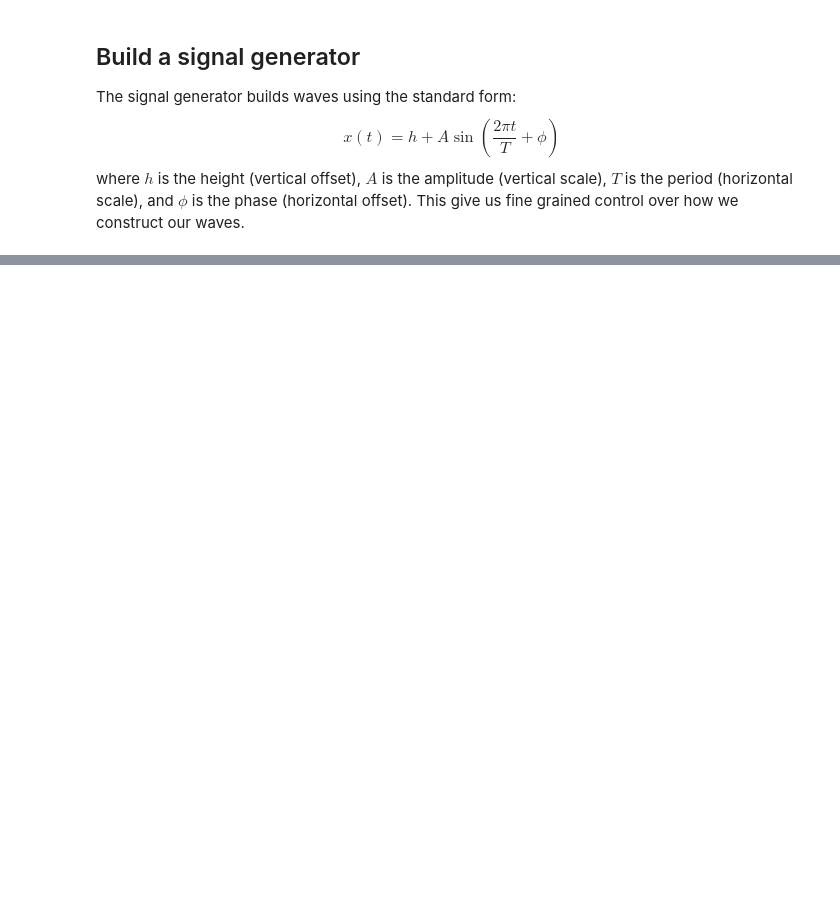
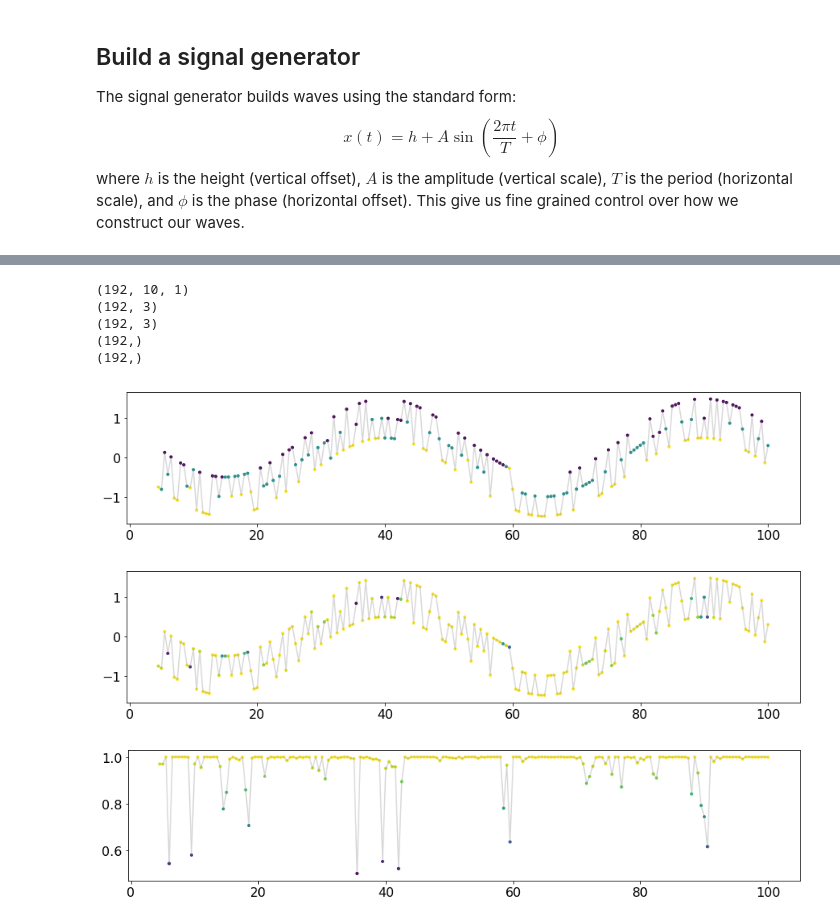
Before and after one commit to WillieMaddox/DiscRimNN, a Jupyter notebook: discrimnn.ipynb, the cells around one changed output, grey strips where cells are left out. Cells and saved outputs as stored; diff of their text form; code cells hidden in the pictures; blank space fills up the shorter version.

```diff
--- a/discrimnn.ipynb
+++ b/discrimnn.ipynb
@@ -192,17 +264,34 @@ for i in range(len(x_test)):
 # %%
-x_test, y_test = msig.generate()
+x_test, y_test = msig()
 print(x_test.shape)
-y_hat = model.predict(x_test)
+print(y_test.shape)
+y_hat = new_model.predict(x_test, batch_size=msig.n_samples)
 print(y_hat.shape)
 y_pred = np.argmax(y_hat, axis=1)
 print(y_pred.shape)
 y_error = np.max(y_hat, axis=1)
-# y_error = msig.labels - y_hat
 print(y_error.shape)
-plt.plot(msig.timestamps, x_test[:, 0, 0], color='grey', alpha=0.3)
-plt.scatter(msig.timestamps, x_test[:, 0, 0], marker='.', c=y_pred)
+
+plt.figure(figsize=(15, 3))
+plt.plot(msig.timestamps[msig.n_timesteps-1:], x_test[:, -1, 0], color='grey', alpha=0.3)
+plt.scatter(msig.timestamps[msig.n_timesteps-1:], x_test[:, -1, 0], marker='.', c=y_pred)
 plt.show()
 
-plt.plot(msig.timestamps, y_error, color='grey', alpha=0.3)
-plt.scatter(msig.timestamps, y_error, marker='.', c=y_error)
+plt.figure(figsize=(15, 3))
+plt.plot(msig.timestamps[msig.n_timesteps-1:], x_test[:, -1, 0], color='grey', alpha=0.3)
+plt.scatter(msig.timestamps[msig.n_timesteps-1:], x_test[:, -1, 0], marker='.', c=y_error)
 plt.show()
+
+plt.figure(figsize=(15, 3))
+plt.plot(msig.timestamps[-msig.n_samples:], y_error, color='grey', alpha=0.3)
+plt.scatter(msig.timestamps[-msig.n_samples:], y_error, marker='.', c=y_error)
+plt.show()
+# %% [output]
+(192, 10, 1)
+(192, 3)
+(192, 3)
+(192,)
+(192,)
+[figure, added]
+[figure, added]
+[figure, added]
```
Also changed, not shown: parts of 9 cells of this notebook, 1 other file.
